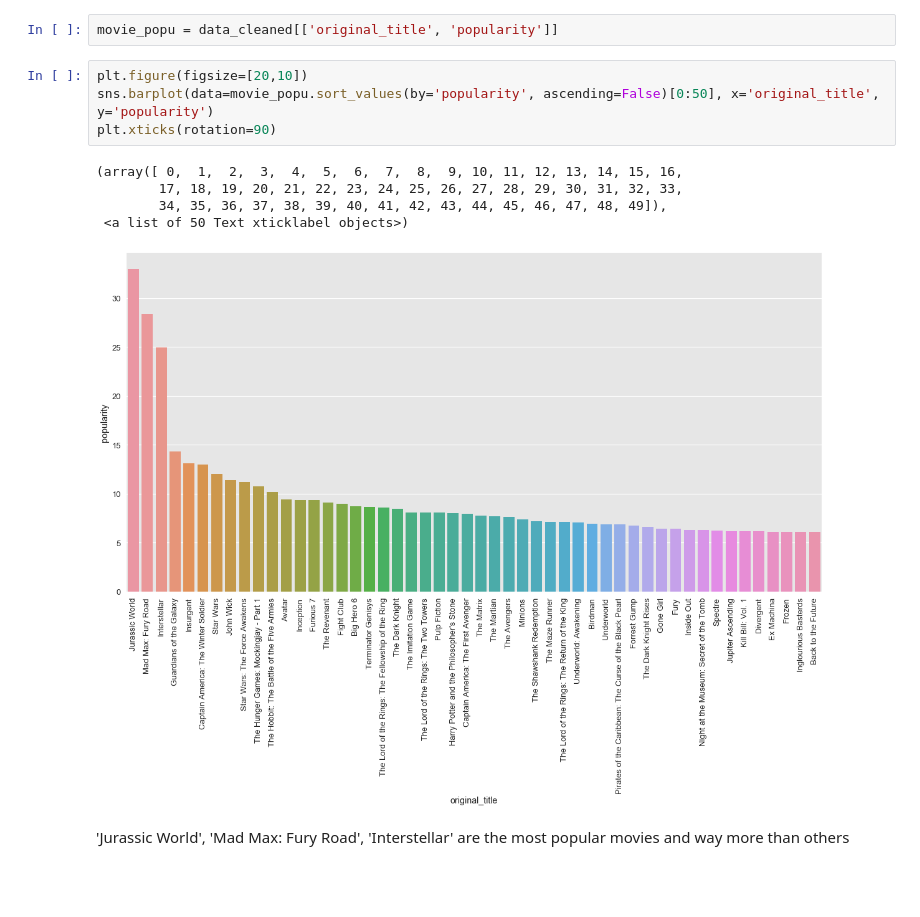
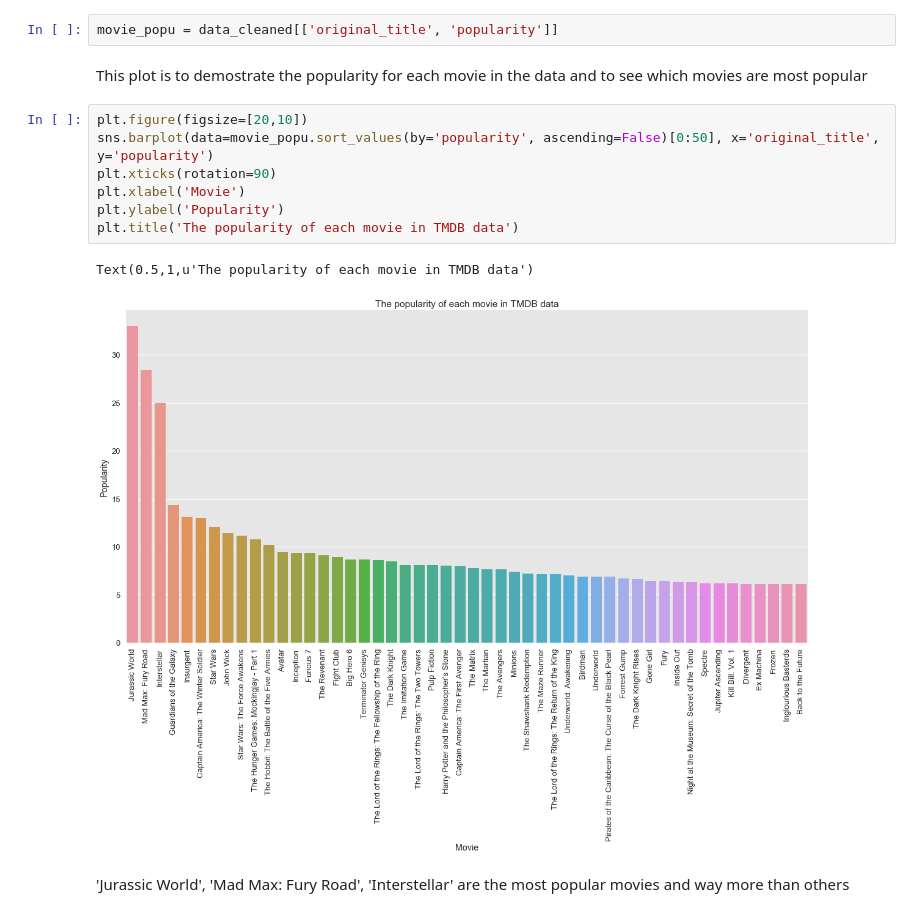
Before and after one commit to hankzhu4291/tmdb-movie, a Jupyter notebook: tmdb-movie-investigation.ipynb, the cells around one changed output. Saved outputs shown, nothing was run; the diff lists cells and outputs as text; blank space fills up the shorter version.

```diff
--- a/tmdb-movie-investigation.ipynb
+++ b/tmdb-movie-investigation.ipynb
@@ -375,16 +411,18 @@ plt.xticks(rotation=90)
 #### calculate movie popularity
 # %%
 movie_popu = data_cleaned[['original_title', 'popularity']]
+# %% [markdown]
+This plot is to demostrate the popularity for each movie in the data and to see which movies are most popular
 # %%
 plt.figure(figsize=[20,10])
 sns.barplot(data=movie_popu.sort_values(by='popularity', ascending=False)[0:50], x='original_title', y='popularity')
 plt.xticks(rotation=90)
+plt.xlabel('Movie')
+plt.ylabel('Popularity')
+plt.title('The popularity of each movie in TMDB data')
 # %% [output]
-(array([ 0,  1,  2,  3,  4,  5,  6,  7,  8,  9, 10, 11, 12, 13, 14, 15, 16,
-        17, 18, 19, 20, 21, 22, 23, 24, 25, 26, 27, 28, 29, 30, 31, 32, 33,
-        34, 35, 36, 37, 38, 39, 40, 41, 42, 43, 44, 45, 46, 47, 48, 49]),
- <a list of 50 Text xticklabel objects>)
+Text(0.5,1,u'The popularity of each movie in TMDB data')
-[figure, old version]
+[figure, new version]
 # %% [markdown]
 'Jurassic World', 'Mad Max: Fury Road', 'Interstellar' are the most popular movies and way more than others
 # %% [markdown]
```
Also changed, not shown: parts of 23 cells of this notebook, 1 other file.
